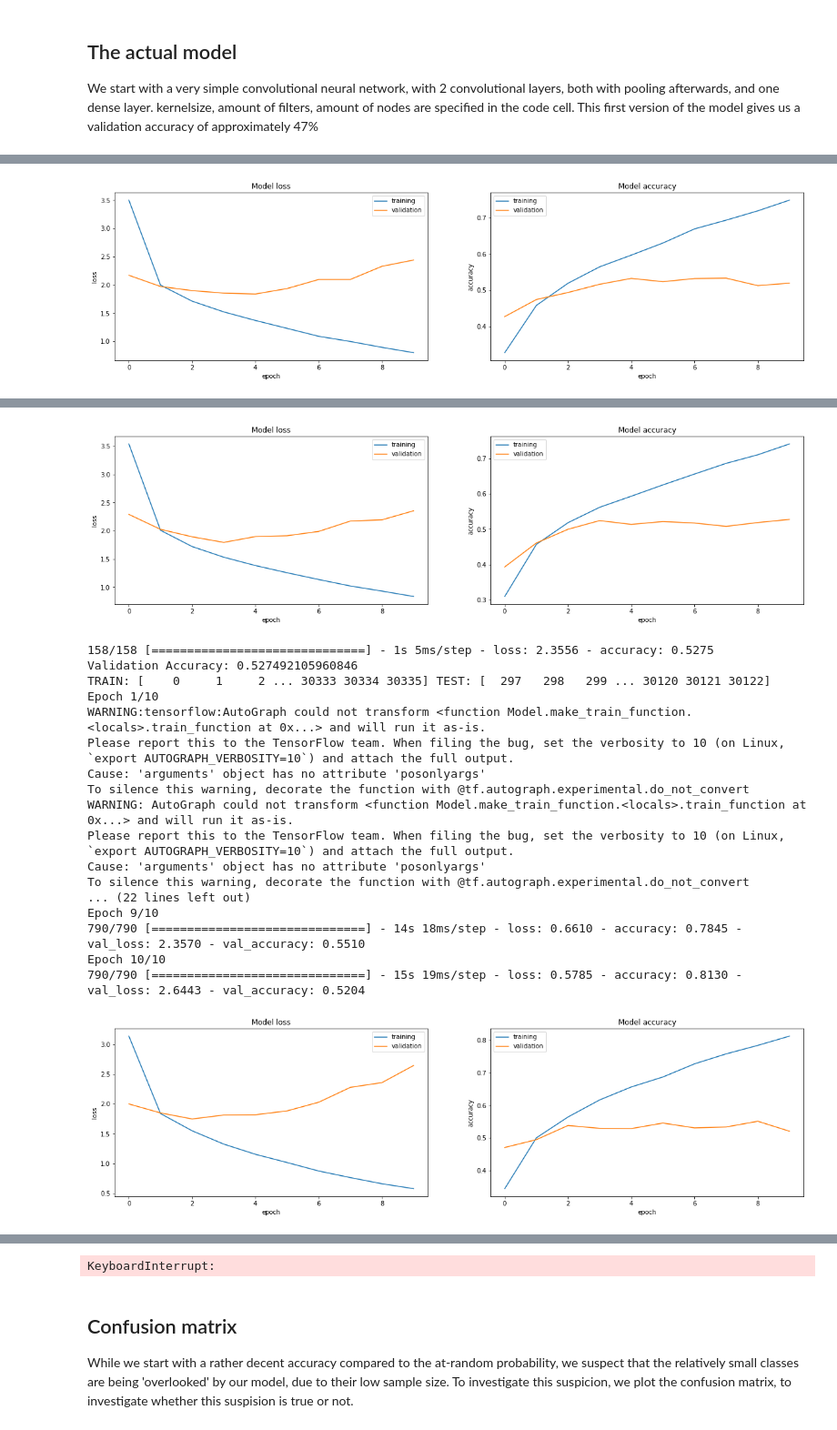
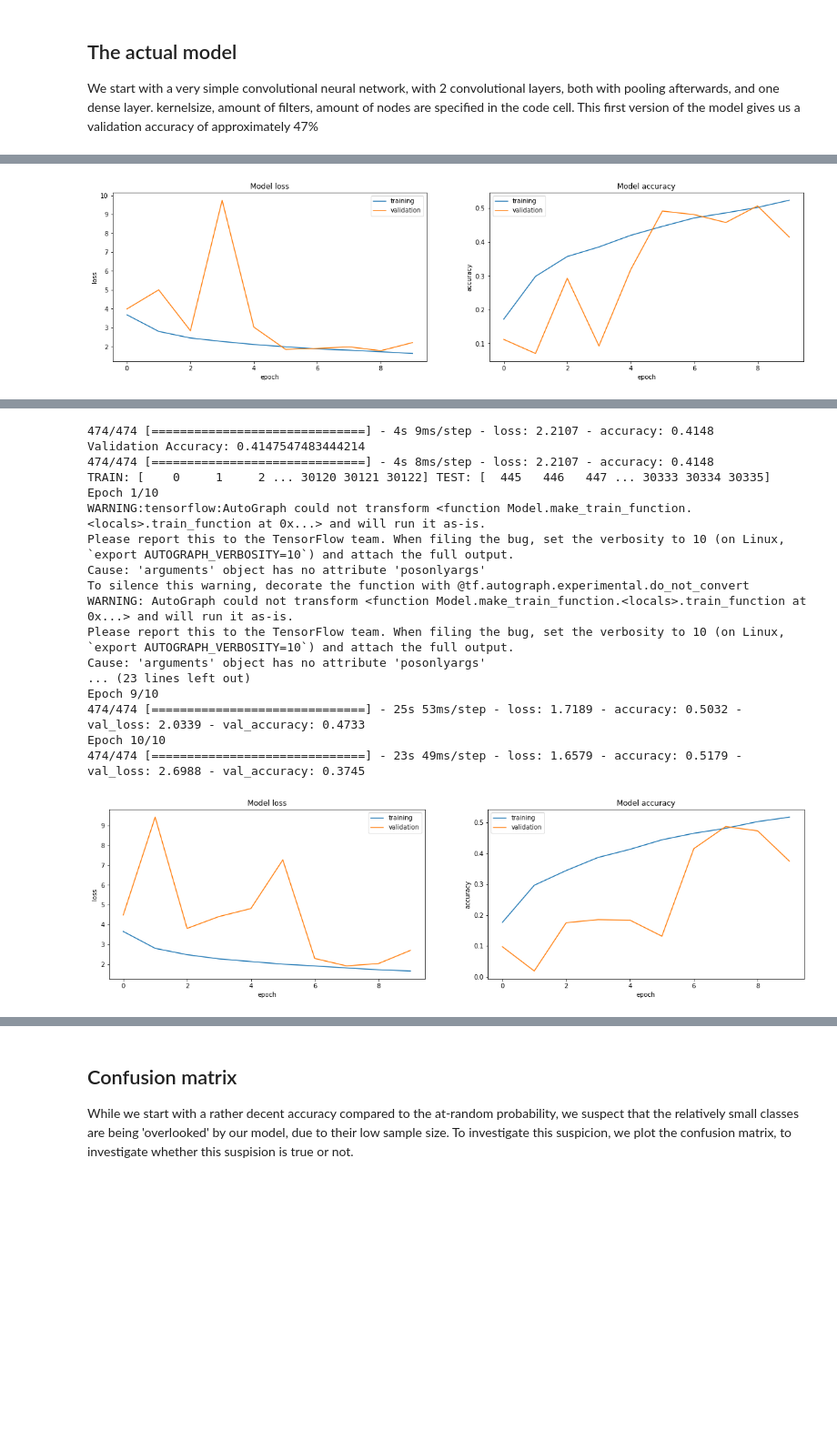
Before and after one commit to maxburger1997/Team-DreamTeam-, a Jupyter notebook: code/Plankton_Stratify.ipynb, the cells around one changed output, grey strips where cells are left out. Shown at 91% size. Drawn from its saved outputs; the diff is of its cells as text; code cells hidden in the pictures; blank space fills up the shorter version.

Commit message:
Version of Planton_Stratify that gives the mean acuracies of all folds

```diff
--- a/code/Plankton_Stratify.ipynb
+++ b/code/Plankton_Stratify.ipynb
@@ -164,7 +164,7 @@ train_data_resized = []
 # Loop through the images in the training data and resize them to the lowest shape in the dataset,
 # add a third dimension of 1 to the images and then append the image to the 'train_data_resized' list
 for image in train_data:
-    img = cv2.resize(image, dsize = (28, 28), interpolation = cv2.INTER_LINEAR)
+    img = cv2.resize(image, dsize = (32, 32), interpolation = cv2.INTER_LINEAR)
     img = np.expand_dims(img, axis = 2)
     train_data_resized.append(img)
 
@@ -239,6 +239,7 @@ def train_and_evaluate(model, train_x, train_y, val_x, val_y, preprocess={}, epo
     plt.show()
 
     print(f"Validation Accuracy: {model.evaluate(val_gen.flow(val_x, val_y))[1]}")
+    return model.evaluate(val_gen.flow(val_x, val_y))[1]
 # %% [markdown]
 ## The actual model
 
@@ -268,13 +269,21 @@ In the cell below, we can train the model in n stratified folds, meaning we can
 # %%
+# Convert data to array before split to use in stratified kfolds
+all_image = np.array(train_data_resized)
+all_labels = np.array(train_labels_one_hot)
+
 # Convert one hot matrix back to label vector
 y_ints_all = [y.argmax() for y in all_labels]
 y_ints_all = np.array(y_ints_all)
 
+n_splits = 2
+
 # Define stratified kfold and number of splits
-skf = StratifiedKFold(n_splits=6)
+skf = StratifiedKFold(n_splits= n_splits)
 skf.get_n_splits(all_image, all_labels)
 
-StratifiedKFold(n_splits=6, random_state= None, shuffle= False)
+StratifiedKFold(n_splits= n_splits, random_state= None, shuffle= False)
+
+val_accuracy_list = []
 
 # Iterate over the splits
 for train_index, test_index in skf.split(all_image, y_ints_all):
@@ -284,22 +293,38 @@ for train_index, test_index in skf.split(all_image, y_ints_all):
 
     first_layer_filters = 32
     second_layer_filters = 64
+    third_layers_filters = 128
+
     kernelsize = (3,3)
-    inputshape = (28,28, 1)
-    first_hidden_layer_nodes = 256
+    inputshape = (32,32, 1)
+    first_hidden_layer_nodes = 1024
+    second_hidden_layer_nodes = 512
     output_nodes = 121
+    optimizer = tf.keras.optimizers.Adam(lr=0.0001)
+
 
     model_1 = models.Sequential()
 
     model_1.add(layers.Conv2D(first_layer_filters, kernelsize, activation = 'relu', padding = 'same', input_shape = inputshape))
     model_1.add(layers.MaxPooling2D((2, 2)))
+    model_1.add(layers.Dropout(0.2))
+
+
     model_1.add(layers.Conv2D(second_layer_filters, kernelsize, activation = 'relu', padding = 'same', input_shape = inputshape))
     model_1.add(layers.MaxPooling2D((2, 2)))
+    model_1.add(layers.BatchNormalization())
 
     model_1.add(layers.Flatten())
+    model_1.add(layers.Dropout(0.35))
     model_1.add(layers.Dense(first_hidden_layer_nodes, activation = 'relu'))
+    model_1.add(layers.Dropout(0.35))
+    model_1.add(layers.Dense(second_hidden_layer_nodes, activation = 'relu'))
+    model_1.add(layers.Dropout(0.35))
     model_1.add(layers.Dense(output_nodes, activation = 'softmax'))
 
     # Call train and evaluate for every split
-    train_and_evaluate(model_1, X_train, y_train, X_test, y_test, epochs = 10)
+    val_accuracy = train_and_evaluate(model_1, X_train, y_train, X_test, y_test, epochs = 10)
+    val_accuracy_list.append(val_accuracy)
+print("------------------------------------------------------------------")
+print(f"The mean accuracy of {n_splits} folds is {np.mean(val_accuracy_list)}")
 # %% [output]
@@ -323 +349 @@ Epoch 10/10
-[figure, old version]
+[figure, new version]
@@ -341,19 +350,18 @@ Epoch 10/10
+474/474 [==============================] - 4s 9ms/step - loss: 2.2107 - accuracy: 0.4148
+Validation Accuracy: 0.4147547483444214
+474/474 [==============================] - 4s 8ms/step - loss: 2.2107 - accuracy: 0.4148
+TRAIN: [    0     1     2 ... 30120 30121 30122] TEST: [  445   446   447 ... 30333 30334 30335]
+Epoch 1/10
+WARNING:tensorflow:AutoGraph could not transform <function Model.make_train_function.<locals>.train_function at 0x...> and will run it as-is.
+Please report this to the TensorFlow team. When filing the bug, set the verbosity to 10 (on Linux, `export AUTOGRAPH_VERBOSITY=10`) and attach the full output.
+Cause: 'arguments' object has no attribute 'posonlyargs'
+To silence this warning, decorate the function with @tf.autograph.experimental.do_not_convert
+WARNING: AutoGraph could not transform <function Model.make_train_function.<locals>.train_function at 0x...> and will run it as-is.
+Please report this to the TensorFlow team. When filing the bug, set the verbosity to 10 (on Linux, `export AUTOGRAPH_VERBOSITY=10`) and attach the full output.
+Cause: 'arguments' object has no attribute 'posonlyargs'
+... (23 lines left out)
+Epoch 9/10
+474/474 [==============================] - 25s 53ms/step - loss: 1.7189 - accuracy: 0.5032 - val_loss: 2.0339 - val_accuracy: 0.4733
+Epoch 10/10
+474/474 [==============================] - 23s 49ms/step - loss: 1.6579 - accuracy: 0.5179 - val_loss: 2.6988 - val_accuracy: 0.3745
-[figure, old version]
+[figure, new version]
-158/158 [==============================] - 1s 5ms/step - loss: 2.3556 - accuracy: 0.5275
-Validation Accuracy: 0.527492105960846
-TRAIN: [    0     1     2 ... 30333 30334 30335] TEST: [  297   298   299 ... 30120 30121 30122]
-Epoch 1/10
-WARNING:tensorflow:AutoGraph could not transform <function Model.make_train_function.<locals>.train_function at 0x...> and will run it as-is.
-Please report this to the TensorFlow team. When filing the bug, set the verbosity to 10 (on Linux, `export AUTOGRAPH_VERBOSITY=10`) and attach the full output.
-Cause: 'arguments' object has no attribute 'posonlyargs'
-To silence this warning, decorate the function with @tf.autograph.experimental.do_not_convert
-WARNING: AutoGraph could not transform <function Model.make_train_function.<locals>.train_function at 0x...> and will run it as-is.
-Please report this to the TensorFlow team. When filing the bug, set the verbosity to 10 (on Linux, `export AUTOGRAPH_VERBOSITY=10`) and attach the full output.
-Cause: 'arguments' object has no attribute 'posonlyargs'
-To silence this warning, decorate the function with @tf.autograph.experimental.do_not_convert
-... (22 lines left out)
-Epoch 9/10
-790/790 [==============================] - 14s 18ms/step - loss: 0.6610 - accuracy: 0.7845 - val_loss: 2.3570 - val_accuracy: 0.5510
-Epoch 10/10
-790/790 [==============================] - 15s 19ms/step - loss: 0.5785 - accuracy: 0.8130 - val_loss: 2.6443 - val_accuracy: 0.5204
-[figure, removed]
@@ -408,4 +373,3 @@ To silence this warning, decorate the function with @tf.autograph.experimental.d
-KeyboardInterrupt:
 # %% [markdown]
 ## Confusion matrix
 
```
Also changed, not shown: parts of 4 cells of this notebook, 1 other file.
